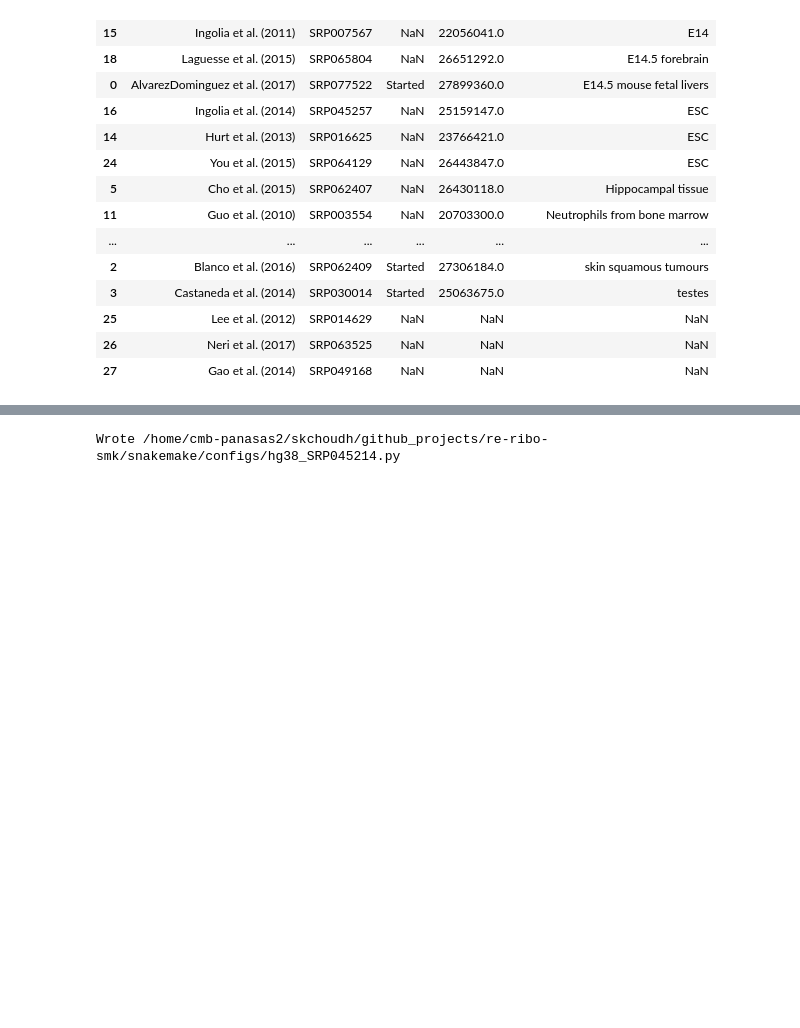
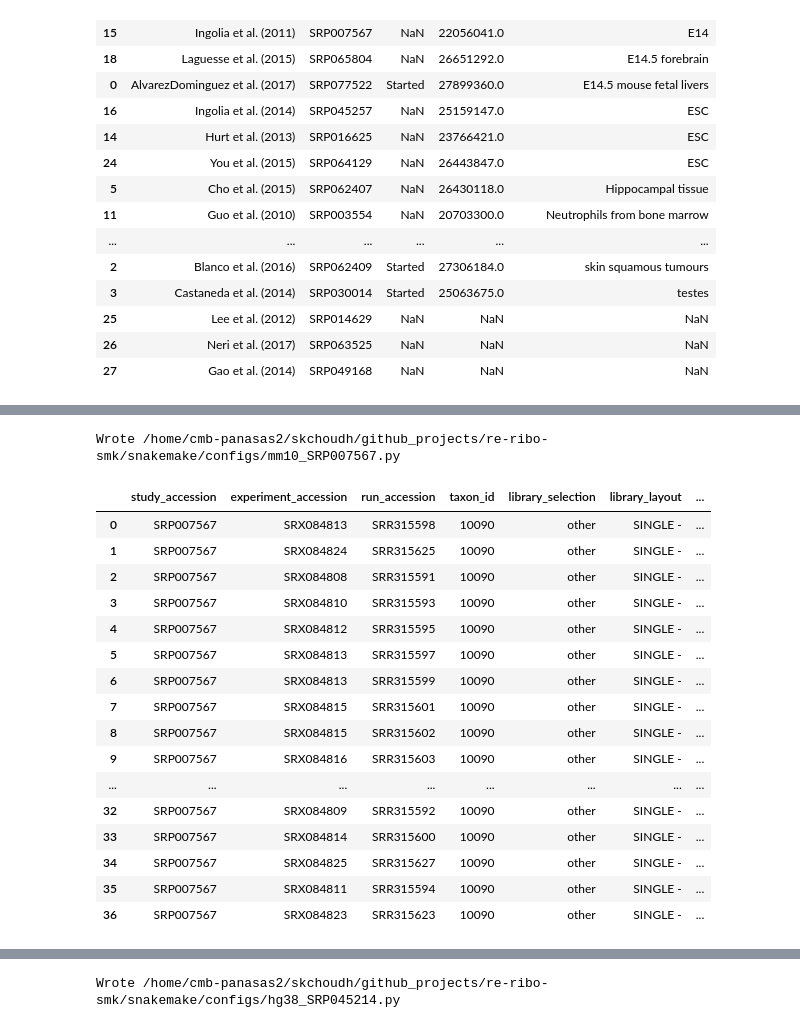
Before and after one commit to saketkc/re-ribo-smk, a Jupyter notebook: notebooks/Symlink-RiboSeq-samples.ipynb, the cells around one changed output, grey strips where cells are left out. Drawn from its saved outputs; the diff is of its cells as text; code cells hidden in the pictures; blank space fills up the shorter version.

```diff
--- a/notebooks/Symlink-RiboSeq-samples.ipynb
+++ b/notebooks/Symlink-RiboSeq-samples.ipynb
@@ -66,0 +283,25 @@ db = SRAdb('/staging/as/skchoudh/SRAmetadb.sqlite')
+# %%
+srp = 'SRP007567'
+df = db.sra_convert(srp)
+copy_sra_data(df)
+create_config_file(df=df)
+df
+# %% [output]
+Wrote /home/cmb-panasas2/skchoudh/github_projects/re-ribo-smk/snakemake/configs/mm10_SRP007567.py
+|  | study_accession | experiment_accession | run_accession | taxon_id | library_selection | library_layout | ... |
+| 0 | SRP007567 | SRX084813 | SRR315598 | 10090 | other | SINGLE - | ... |
+| 1 | SRP007567 | SRX084824 | SRR315625 | 10090 | other | SINGLE - | ... |
+| 2 | SRP007567 | SRX084808 | SRR315591 | 10090 | other | SINGLE - | ... |
+| 3 | SRP007567 | SRX084810 | SRR315593 | 10090 | other | SINGLE - | ... |
+| 4 | SRP007567 | SRX084812 | SRR315595 | 10090 | other | SINGLE - | ... |
+| 5 | SRP007567 | SRX084813 | SRR315597 | 10090 | other | SINGLE - | ... |
+| 6 | SRP007567 | SRX084813 | SRR315599 | 10090 | other | SINGLE - | ... |
+| 7 | SRP007567 | SRX084815 | SRR315601 | 10090 | other | SINGLE - | ... |
+| 8 | SRP007567 | SRX084815 | SRR315602 | 10090 | other | SINGLE - | ... |
+| 9 | SRP007567 | SRX084816 | SRR315603 | 10090 | other | SINGLE - | ... |
+| ... | ... | ... | ... | ... | ... | ... | ... |
+| 32 | SRP007567 | SRX084809 | SRR315592 | 10090 | other | SINGLE - | ... |
+| 33 | SRP007567 | SRX084814 | SRR315600 | 10090 | other | SINGLE - | ... |
+| 34 | SRP007567 | SRX084825 | SRR315627 | 10090 | other | SINGLE - | ... |
+| 35 | SRP007567 | SRX084811 | SRR315594 | 10090 | other | SINGLE - | ... |
+| 36 | SRP007567 | SRX084823 | SRR315623 | 10090 | other | SINGLE - | ... |
```
Also changed, not shown: parts of 13 cells of this notebook, 13 other files.
